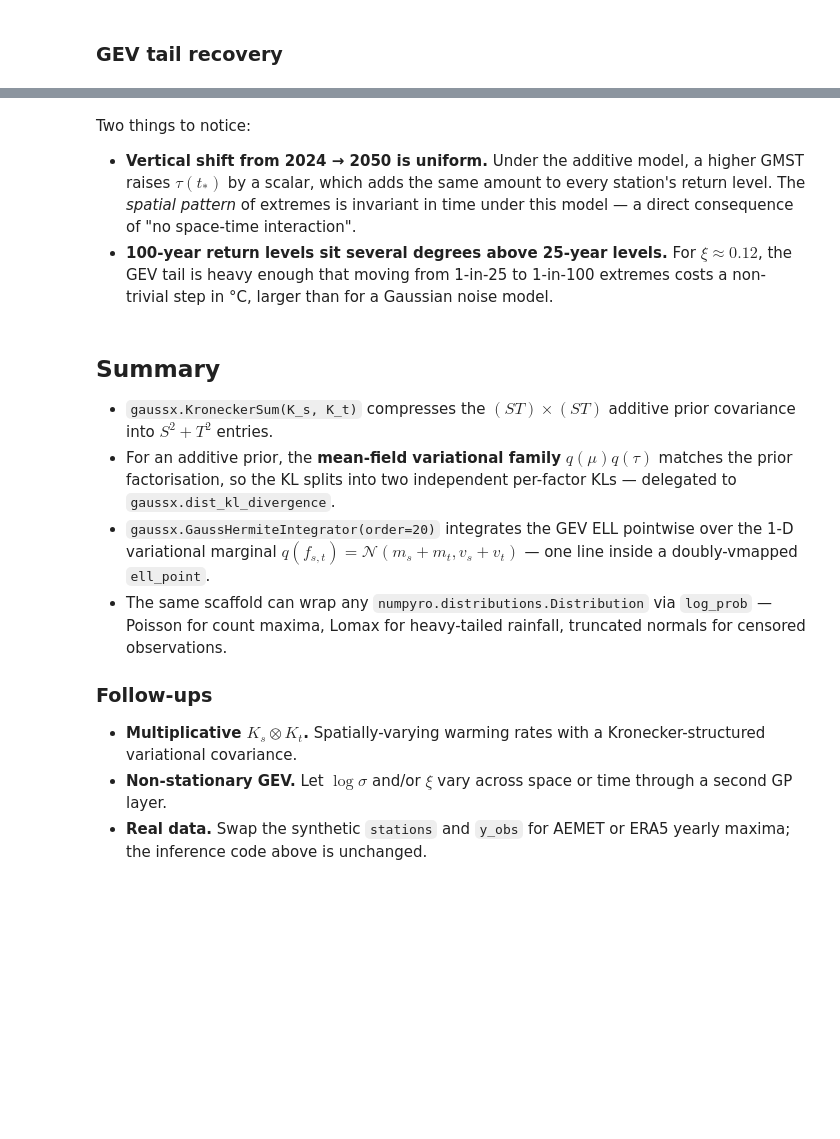
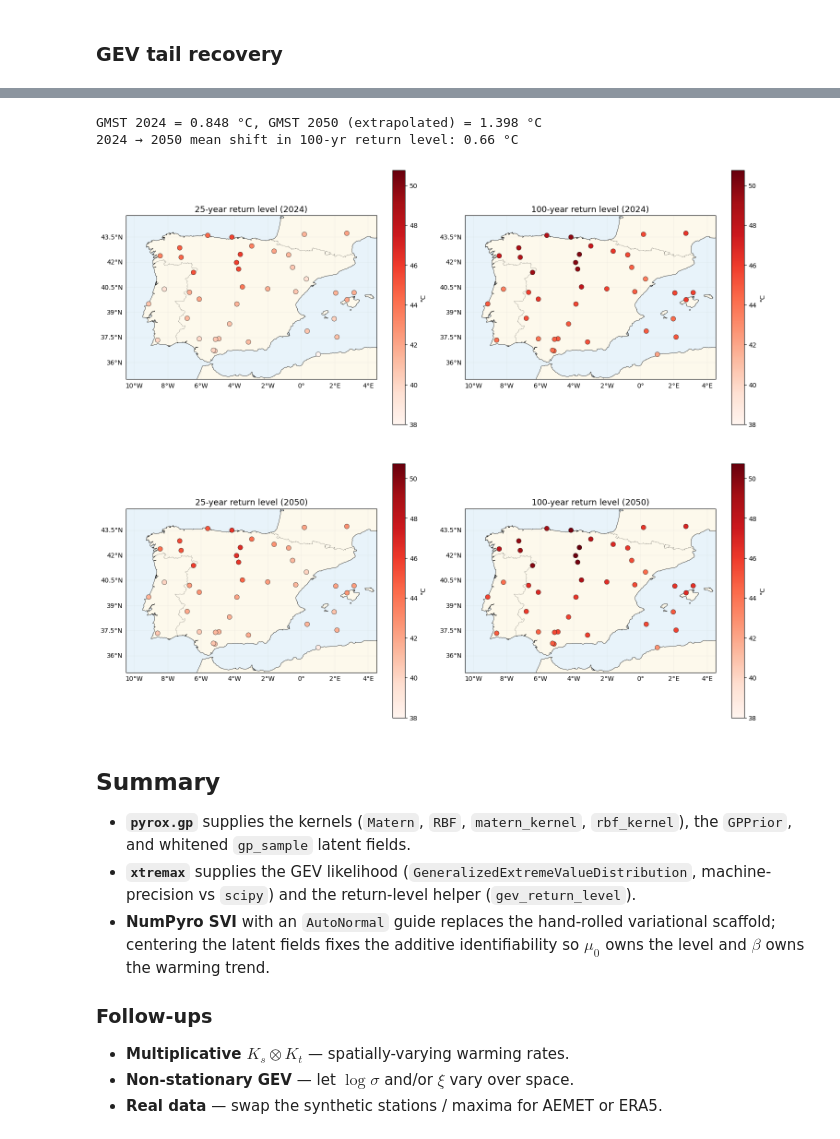
Before and after one commit to jejjohnson/research_notebook, a Jupyter notebook: projects/gaussian_processes/notebooks/13_applied/spatial_extremes/01_spain_extremes.ipynb, the cells around one changed output, grey strips where cells are left out. Drawn from its saved outputs; the diff is of its cells as text; code cells hidden in the pictures; blank space fills up the shorter version.

```diff
--- a/projects/gaussian_processes/notebooks/13_applied/spatial_extremes/01_spain_extremes.ipynb
+++ b/projects/gaussian_processes/notebooks/13_applied/spatial_extremes/01_spain_extremes.ipynb
@@ -813,18 +406,57 @@ return-level range across all four panels: [38.0, 50.7] °C
-# %% [markdown]
-Two things to notice:
-
-- **Vertical shift from 2024 → 2050 is uniform.** Under the additive model, a higher GMST raises $\tau(t_*)$ by a scalar, which adds the same amount to every station's return level. The *spatial pattern* of extremes is invariant in time under this model — a direct consequence of "no space-time interaction".
-- **100-year return levels sit several degrees above 25-year levels.** For $\xi \approx 0.12$, the GEV tail is heavy enough that moving from 1-in-25 to 1-in-100 extremes costs a non-trivial step in °C, larger than for a Gaussian noise model.
-# %% [markdown]
-## Summary
-
-- `gaussx.KroneckerSum(K_s, K_t)` compresses the $(ST) \times (ST)$ additive prior covariance into $S^2 + T^2$ entries.
-- For an additive prior, the **mean-field variational family** $q(\mu) q(\tau)$ matches the prior factorisation, so the KL splits into two independent per-factor KLs — delegated to `gaussx.dist_kl_divergence`.
-- `gaussx.GaussHermiteIntegrator(order=20)` integrates the GEV ELL pointwise over the 1-D variational marginal $q(f_{s, t}) = \mathcal{N}(m_s + m_t, v_s + v_t)$ — one line inside a doubly-vmapped `ell_point`.
-- The same scaffold can wrap any `numpyro.distributions.Distribution` via `log_prob` — Poisson for count maxima, Lomax for heavy-tailed rainfall, truncated normals for censored observations.
-
-### Follow-ups
-
-- **Multiplicative $K_s \otimes K_t$.** Spatially-varying warming rates with a Kronecker-structured variational covariance.
-- **Non-stationary GEV.** Let $\log \sigma$ and/or $\xi$ vary across space or time through a second GP layer.
-- **Real data.** Swap the synthetic `stations` and `y_obs` for AEMET or ERA5 yearly maxima; the inference code above is unchanged.
+# %%
+mu_field_mean = post["mu_field"].mean(0)  # (S,)
+mu0_p = float(lat["mu0"].mean())
+beta_p = float(lat["beta"].mean())
+sigma_p = float(post["sigma"].mean())
+xi_p = float(lat["xi"].mean())
+
+gmst_2024 = gmst[-1]
+gmst_2050 = gmst[-1] + (gmst[-1] - gmst[0]) / (T - 1) * (2050 - (YEAR_0 + T - 1))
+print(f"GMST 2024 = {float(gmst_2024):.3f} °C, GMST 2050 (extrapolated) = {float(gmst_2050):.3f} °C")
+
+loc_2024 = mu0_p + mu_field_mean + beta_p * (gmst_2024 - jnp.mean(gmst))
+loc_2050 = mu0_p + mu_field_mean + beta_p * (gmst_2050 - jnp.mean(gmst))
+
+z25_2024 = gev_return_level(25.0, loc_2024, sigma_p, xi_p)
+z100_2024 = gev_return_level(100.0, loc_2024, sigma_p, xi_p)
+z25_2050 = gev_return_level(25.0, loc_2050, sigma_p, xi_p)
+z100_2050 = gev_return_level(100.0, loc_2050, sigma_p, xi_p)
+
+stacked = jnp.stack([z25_2024, z100_2024, z25_2050, z100_2050])
+vmin, vmax = float(jnp.min(stacked)), float(jnp.max(stacked))
+print(f"2024 → 2050 mean shift in 100-yr return level: "
+      f"{float(jnp.mean(z100_2050) - jnp.mean(z100_2024)):.2f} °C")
+
+fig, axes = plt.subplots(2, 2, figsize=(15, 14), subplot_kw={"projection": ccrs.PlateCarree()})
+for ax, values, title in zip(
+    axes.flat,
+    [z25_2024, z100_2024, z25_2050, z100_2050],
+    ["25-year return level (2024)", "100-year return level (2024)",
+     "25-year return level (2050)", "100-year return level (2050)"],
+    strict=True,
+):
+    plot_stations(ax, values, cmap="Reds", vlim=(vmin, vmax), label="°C")
+    ax.set_title(title, fontsize=13)
+plt.tight_layout()
+plt.show()
+# %% [output]
+GMST 2024 = 0.848 °C, GMST 2050 (extrapolated) = 1.398 °C
+2024 → 2050 mean shift in 100-yr return level: 0.66 °C
+[figure, added]
+# %% [markdown]
+## Summary
+
+- **`pyrox.gp`** supplies the kernels (`Matern`, `RBF`, `matern_kernel`,
+  `rbf_kernel`), the `GPPrior`, and whitened `gp_sample` latent fields.
+- **`xtremax`** supplies the GEV likelihood
+  (`GeneralizedExtremeValueDistribution`, machine-precision vs `scipy`) and the
+  return-level helper (`gev_return_level`).
+- **NumPyro SVI** with an `AutoNormal` guide replaces the hand-rolled
+  variational scaffold; centering the latent fields fixes the additive
+  identifiability so $\mu_0$ owns the level and $\beta$ owns the warming trend.
+
+### Follow-ups
+
+- **Multiplicative $K_s \otimes K_t$** — spatially-varying warming rates.
+- **Non-stationary GEV** — let $\log\sigma$ and/or $\xi$ vary over space.
+- **Real data** — swap the synthetic stations / maxima for AEMET or ERA5.
```
Also changed, not shown: parts of 45 cells of this notebook.
